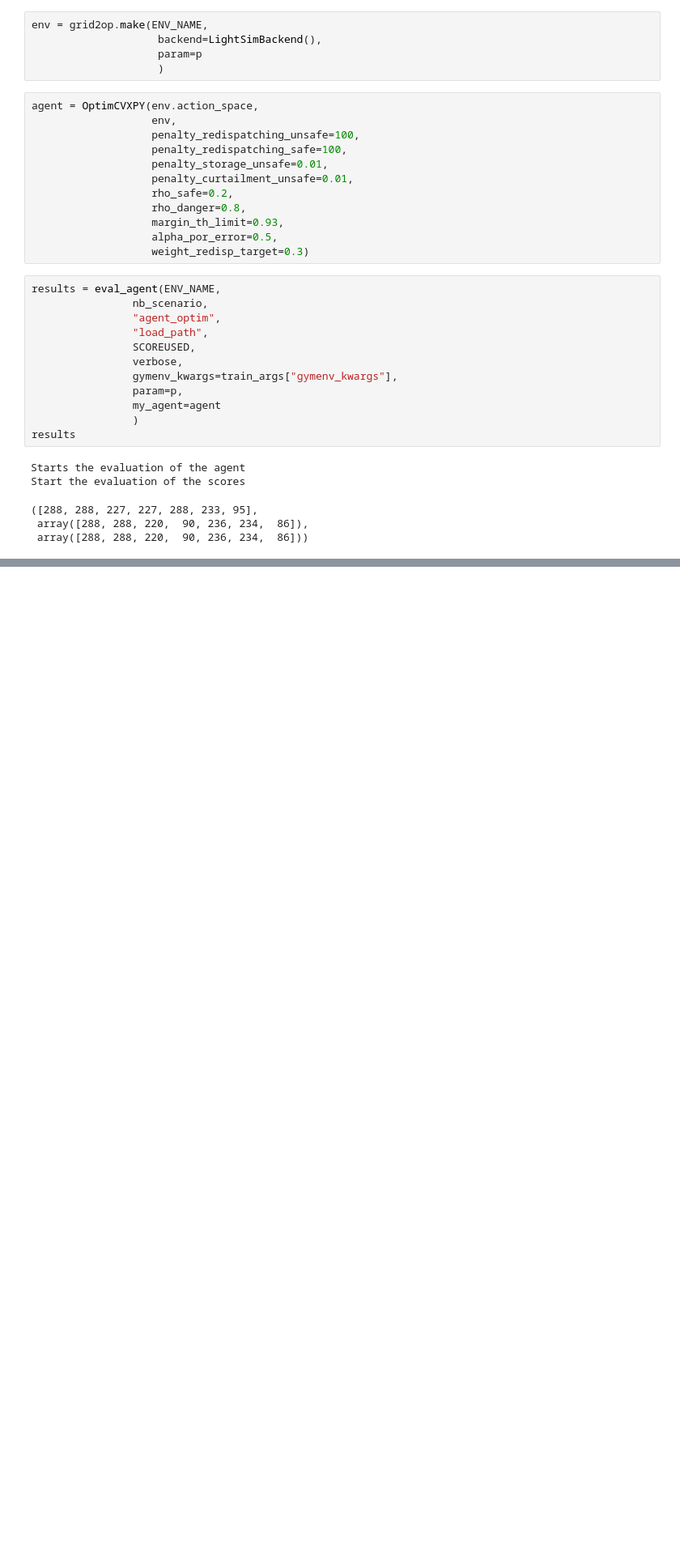
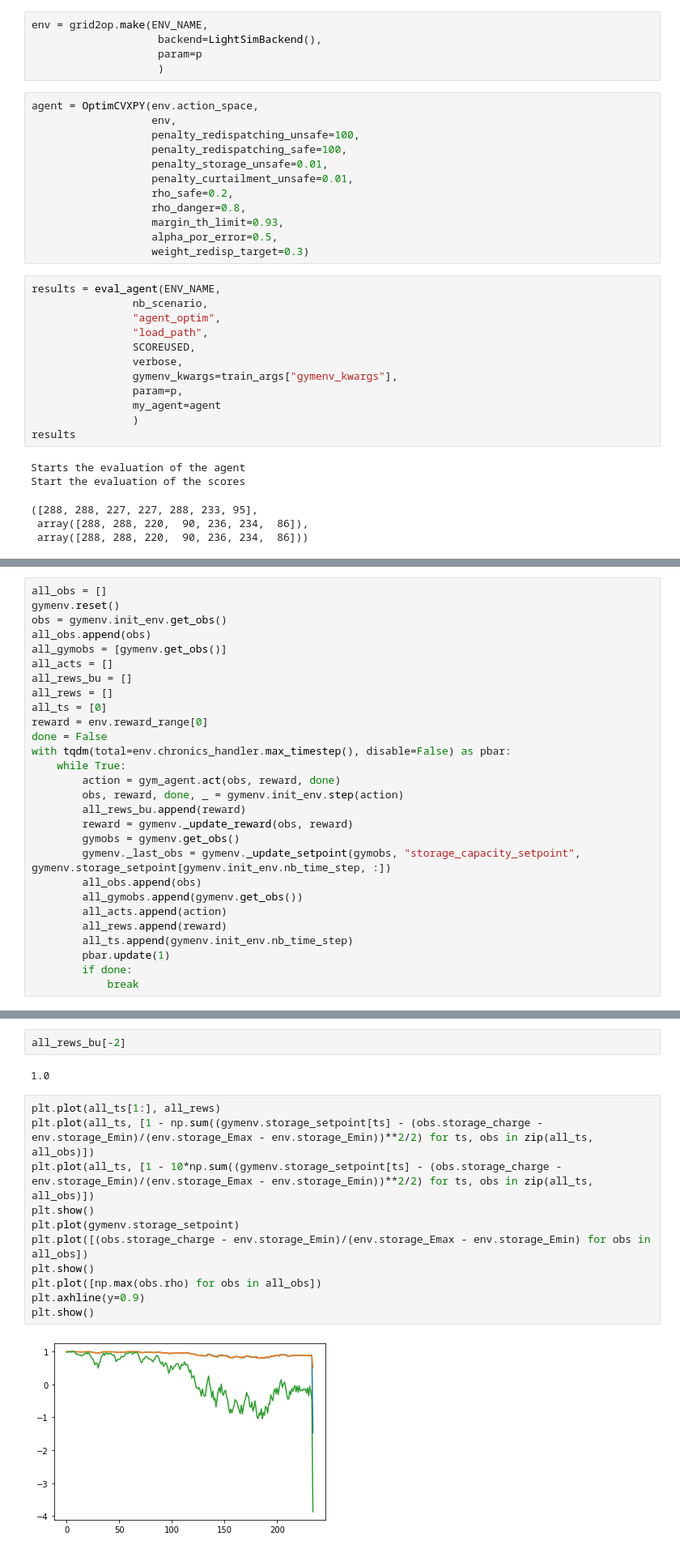
Before and after one commit to gaetanserre/L2RPN-WCCI-Baselines, a Jupyter notebook: RL/test_case14.ipynb, the cells around one changed output, grey strips where cells are left out. Shown at 81% size. Drawn from its saved outputs; the diff is of its cells as text; blank space fills up the shorter version.

```diff
--- a/RL/test_case14.ipynb
+++ b/RL/test_case14.ipynb
@@ -1254,0 +1424,28 @@ Start the evaluation of the scores
+# %%
+all_obs = []
+gymenv.reset()
+obs = gymenv.init_env.get_obs()
+all_obs.append(obs)
+all_gymobs = [gymenv.get_obs()]
+all_acts = []
+all_rews_bu = []
+all_rews = []
+all_ts = [0]
+reward = env.reward_range[0]
+done = False
+with tqdm(total=env.chronics_handler.max_timestep(), disable=False) as pbar:
+    while True:
+        action = gym_agent.act(obs, reward, done)
+        obs, reward, done, _ = gymenv.init_env.step(action)
+        all_rews_bu.append(reward)
+        reward = gymenv._update_reward(obs, reward)
+        gymobs = gymenv.get_obs()
+        gymenv._last_obs = gymenv._update_setpoint(gymobs, "storage_capacity_setpoint", gymenv.storage_setpoint[gymenv.init_env.nb_time_step, :])
+        all_obs.append(obs)
+        all_gymobs.append(gymenv.get_obs())
+        all_acts.append(action)
+        all_rews.append(reward)
+        all_ts.append(gymenv.init_env.nb_time_step)
+        pbar.update(1)
+        if done:
+            break
@@ -1254,0 +1476,17 @@ Start the evaluation of the scores
+# %%
+all_rews_bu[-2]
+# %% [output]
+1.0
+# %%
+plt.plot(all_ts[1:], all_rews)
+plt.plot(all_ts, [1 - np.sum((gymenv.storage_setpoint[ts] - (obs.storage_charge - env.storage_Emin)/(env.storage_Emax - env.storage_Emin))**2/2) for ts, obs in zip(all_ts, all_obs)])
+plt.plot(all_ts, [1 - 10*np.sum((gymenv.storage_setpoint[ts] - (obs.storage_charge - env.storage_Emin)/(env.storage_Emax - env.storage_Emin))**2/2) for ts, obs in zip(all_ts, all_obs)])
+plt.show()
+plt.plot(gymenv.storage_setpoint)
+plt.plot([(obs.storage_charge - env.storage_Emin)/(env.storage_Emax - env.storage_Emin) for obs in all_obs])
+plt.show()
+plt.plot([np.max(obs.rho) for obs in all_obs])
+plt.axhline(y=0.9)
+plt.show()
+# %% [output]
+[figure, added]
```
Also changed, not shown: parts of 13 cells of this notebook, 4 other files.
